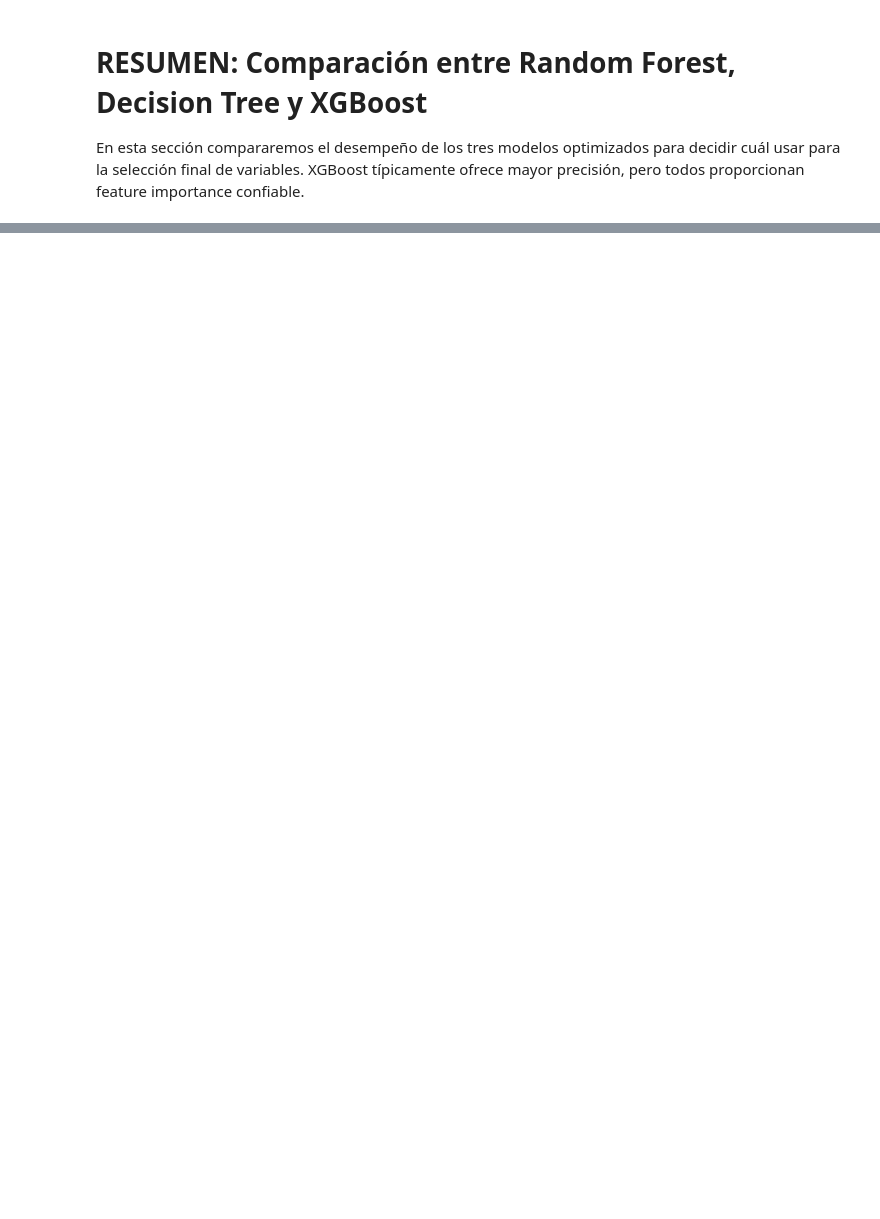
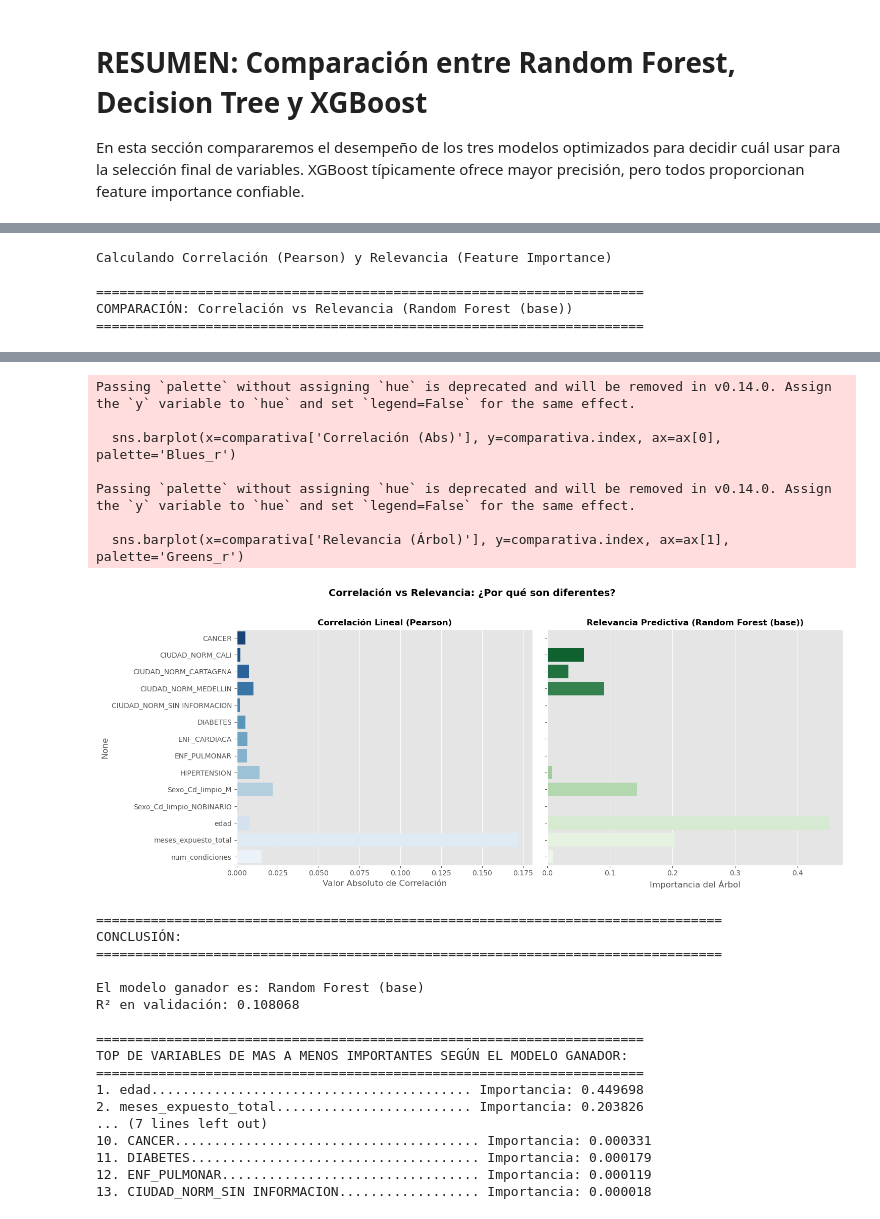
Before and after one commit to yacuervo18/Proyecto_Analitica_II, a Jupyter notebook: src/Algoritmos_Seleccionados_Avance2.ipynb, the cells around one changed output, grey strips where cells are left out. Drawn from its saved outputs; the diff is of its cells as text; code cells hidden in the pictures; blank space fills up the shorter version.

```diff
--- a/src/Algoritmos_Seleccionados_Avance2.ipynb
+++ b/src/Algoritmos_Seleccionados_Avance2.ipynb
@@ -484,0 +615,42 @@ Usar importancia del algoritmo con mejor desempeño: XGBoost
+# %%
+# Mapeo de nombres de modelos a sus instancias
+modelo_map = {
+    'Random Forest (base)': rf_inicial,
+    'Random Forest (optimizado)': rf_optimizado if 'rf_optimizado' in globals() else rf_inicial,
+    'Decision Tree (base)': dt_inicial,
+    'Decision Tree (optimizado)': dt_optimizado if 'dt_optimizado' in globals() else dt_inicial,
+    'XGBoost (base)': xgb_inicial,
+    'XGBoost (optimizado)': xgb_optimizado if 'xgb_optimizado' in globals() else xgb_inicial,
+}
+
+# Obtener la instancia del mejor modelo
+mejor_modelo_instancia = modelo_map[mejor_modelo_nombre]
+
+# Ejecutar comparativa de correlación vs importancia con el mejor modelo
+print("\n")
+comparativa_ganador = comparar_correlacion_vs_importancia(
+    X,
+    y_target,
+    mejor_modelo_instancia,
+    nombre_modelo=mejor_modelo_nombre
+)
+
+print("\n" + "=" * 80)
+print("CONCLUSIÓN:")
+print("=" * 80)
+print(f"\nEl modelo ganador es: {mejor_modelo_nombre}")
+print(f"R² en validación: {mejor_score:.6f}")
+print("\n" + "=" * 70)
+print("TOP DE VARIABLES DE MAS A MENOS IMPORTANTES SEGÚN EL MODELO GANADOR:")
+print("=" * 70)
+
+# Extraer las top 5 variables ordenadas por relevancia (de mayor a menor)
+top_13_importancia = comparativa_ganador['Relevancia (Árbol)'].nlargest(13)
+for i, (variable, importancia) in enumerate(top_13_importancia.items(), 1):
+    print(f"{i}. {variable:.<45} Importancia: {importancia:.6f}")
+# %% [output]
+Calculando Correlación (Pearson) y Relevancia (Feature Importance)
+
+======================================================================
+COMPARACIÓN: Correlación vs Relevancia (Random Forest (base))
+======================================================================
@@ -484,0 +672,25 @@ Usar importancia del algoritmo con mejor desempeño: XGBoost
+Passing `palette` without assigning `hue` is deprecated and will be removed in v0.14.0. Assign the `y` variable to `hue` and set `legend=False` for the same effect.
+
+  sns.barplot(x=comparativa['Correlación (Abs)'], y=comparativa.index, ax=ax[0], palette='Blues_r')
+
+Passing `palette` without assigning `hue` is deprecated and will be removed in v0.14.0. Assign the `y` variable to `hue` and set `legend=False` for the same effect.
+
+  sns.barplot(x=comparativa['Relevancia (Árbol)'], y=comparativa.index, ax=ax[1], palette='Greens_r')
+[figure, added]
+================================================================================
+CONCLUSIÓN:
+================================================================================
+
+El modelo ganador es: Random Forest (base)
+R² en validación: 0.108068
+
+======================================================================
+TOP DE VARIABLES DE MAS A MENOS IMPORTANTES SEGÚN EL MODELO GANADOR:
+======================================================================
+1. edad......................................... Importancia: 0.449698
+2. meses_expuesto_total......................... Importancia: 0.203826
+... (7 lines left out)
+10. CANCER....................................... Importancia: 0.000331
+11. DIABETES..................................... Importancia: 0.000179
+12. ENF_PULMONAR................................. Importancia: 0.000119
+13. CIUDAD_NORM_SIN INFORMACION.................. Importancia: 0.000018
```
Also changed, not shown: parts of 14 cells of this notebook.
